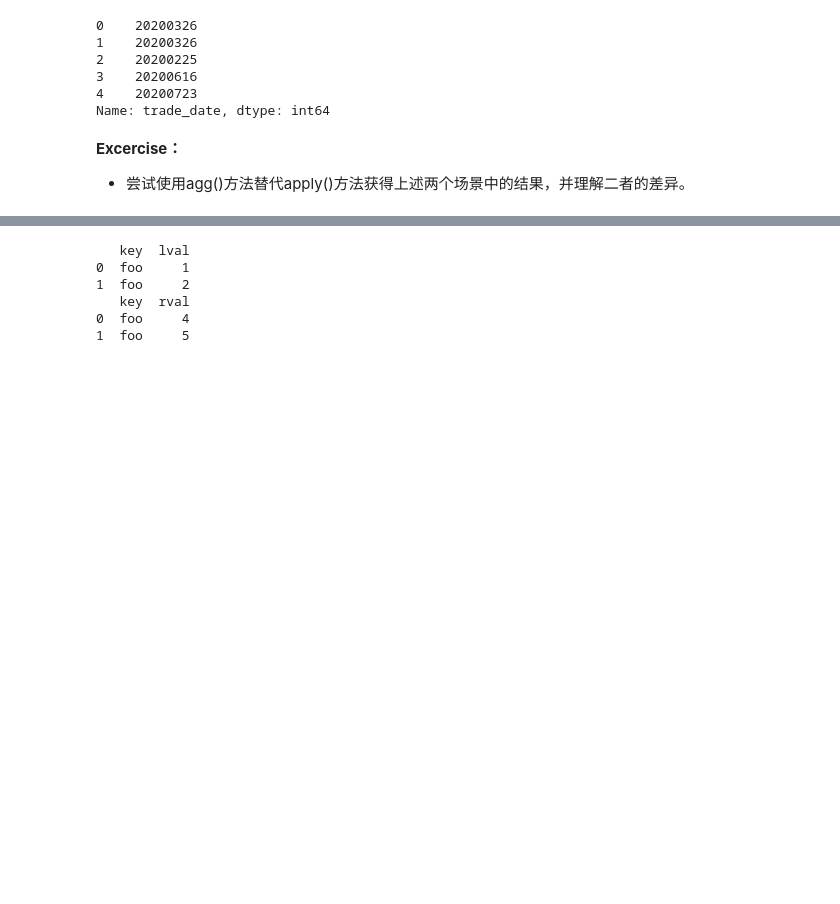
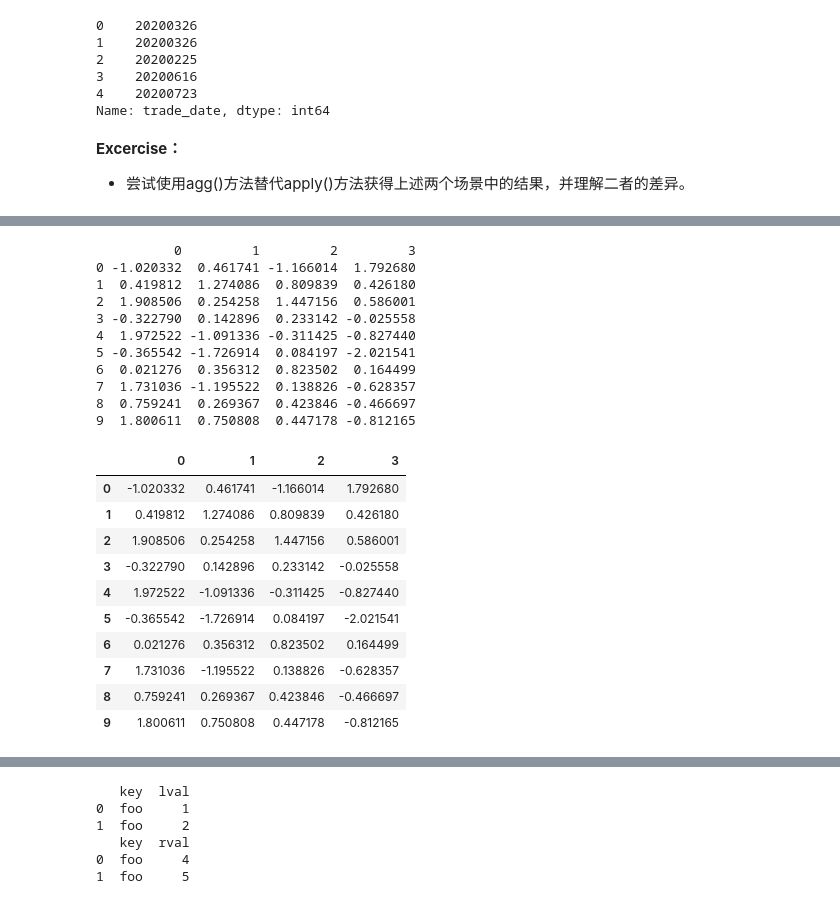
Before and after one commit to superMC5657/jrxy_python_course, a Jupyter notebook: BasicSession/pandas_learn.ipynb, the cells around one changed output, grey strips where cells are left out. Cells and saved outputs as stored; diff of their text form; code cells hidden in the pictures; blank space fills up the shorter version.

```diff
--- a/BasicSession/pandas_learn.ipynb
+++ b/BasicSession/pandas_learn.ipynb
@@ -731,0 +733,33 @@ pd.concat(pieces)
+# %%
+import pandas as pd
+import numpy as np
+
+df = pd.DataFrame(np.random.randn(10, 4))
+print(df)
+
+df1 = df[:3]
+df2 = df[3:]
+df1.append(df2)
+# %% [output]
+          0         1         2         3
+0 -1.020332  0.461741 -1.166014  1.792680
+1  0.419812  1.274086  0.809839  0.426180
+2  1.908506  0.254258  1.447156  0.586001
+3 -0.322790  0.142896  0.233142 -0.025558
+4  1.972522 -1.091336 -0.311425 -0.827440
+5 -0.365542 -1.726914  0.084197 -2.021541
+6  0.021276  0.356312  0.823502  0.164499
+7  1.731036 -1.195522  0.138826 -0.628357
+8  0.759241  0.269367  0.423846 -0.466697
+9  1.800611  0.750808  0.447178 -0.812165
+|  | 0 | 1 | 2 | 3 |
+| 0 | -1.020332 | 0.461741 | -1.166014 | 1.792680 |
+| 1 | 0.419812 | 1.274086 | 0.809839 | 0.426180 |
+| 2 | 1.908506 | 0.254258 | 1.447156 | 0.586001 |
+| 3 | -0.322790 | 0.142896 | 0.233142 | -0.025558 |
+| 4 | 1.972522 | -1.091336 | -0.311425 | -0.827440 |
+| 5 | -0.365542 | -1.726914 | 0.084197 | -2.021541 |
+| 6 | 0.021276 | 0.356312 | 0.823502 | 0.164499 |
+| 7 | 1.731036 | -1.195522 | 0.138826 | -0.628357 |
+| 8 | 0.759241 | 0.269367 | 0.423846 | -0.466697 |
+| 9 | 1.800611 | 0.750808 | 0.447178 | -0.812165 |
```
Also changed, not shown: parts of 14 cells of this notebook.
